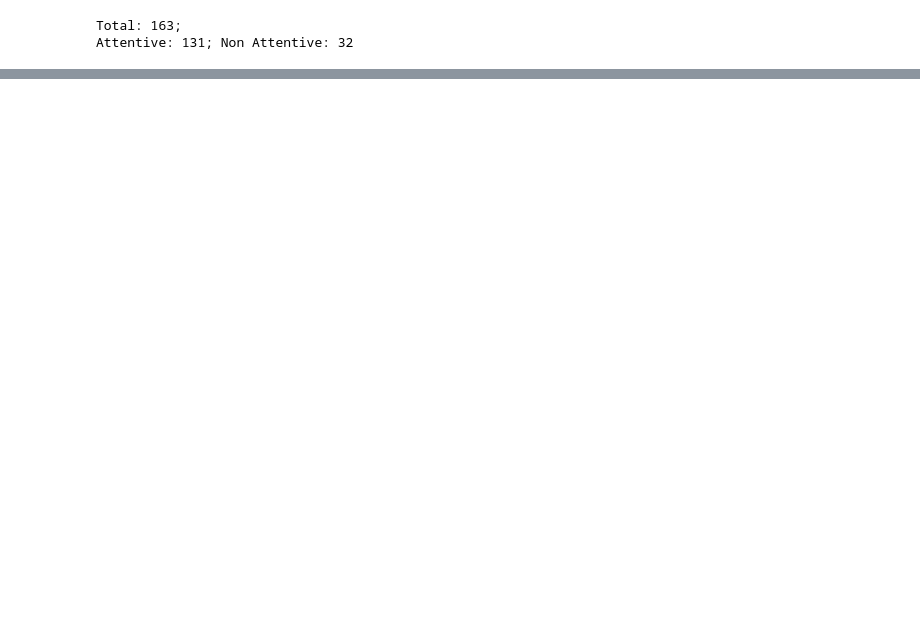
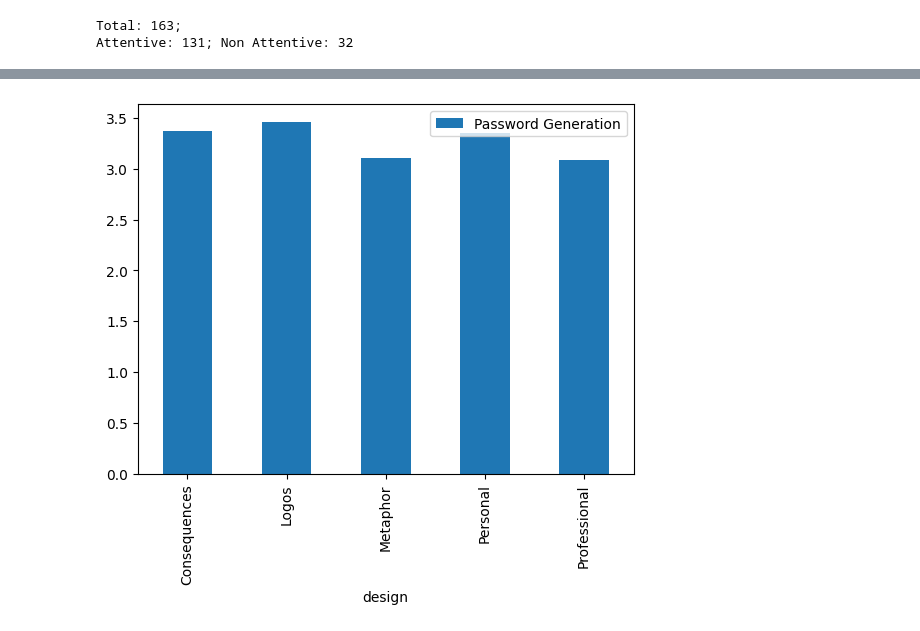
Before and after one commit to rizupaudel/designStudy, a Jupyter notebook: priming/analysis/password.ipynb, the cells around one changed output, grey strips where cells are left out. Saved outputs shown, nothing was run; the diff lists cells and outputs as text; code cells hidden in the pictures; blank space fills up the shorter version.

```diff
--- a/priming/analysis/password.ipynb
+++ b/priming/analysis/password.ipynb
@@ -66,15 +72,15 @@ fpass = pd.DataFrame(survey_response_df[page_id].to_dict()).astype(int)
 normfpass = 8 - fpass.loc[normqsid]
 fpass.update(normfpass)
 
-# normalize scale 1 to 8 to scale -3 to 3
-# normfpass = fpass - 4
-# fpass.update(normfpass)
-
 new_index = {}
 for qsid in fpass.index:
     likert_scale = 'low' if qsid in normqsid else 'high'
     new_index[qsid] = json.loads(get_qdetails(page_id, qsid).replace("'", '"').split('\n')[1]).get('title')
 fpass.rename(columns=new_index, inplace=True)
 fpass = fpass.rename(new_index)
-pass_behaviour = pd.DataFrame(fpass.T.mean(axis=1), columns=['Password Behaviour'])
-pass_behaviour
+password_generation = pd.DataFrame(fpass.T.mean(axis=1), columns=['Password Generation'])
+pg_prenorm = password_generation.join(pd.DataFrame([get_design(str(did)) for did in dids], columns=['design']))
+
+# normalize scale 1 to 8 to scale -3 to 3
+normspassb = password_generation - 4
+password_generation.update(normspassb)
@@ -127,0 +126,4 @@ spass
+# %%
+_ = pg_prenorm.groupby('design').mean().div(7).mul(5).plot.bar()
+# %% [output]
+[figure, added]
```
Also changed, not shown: parts of 11 cells of this notebook, 8 other files.
